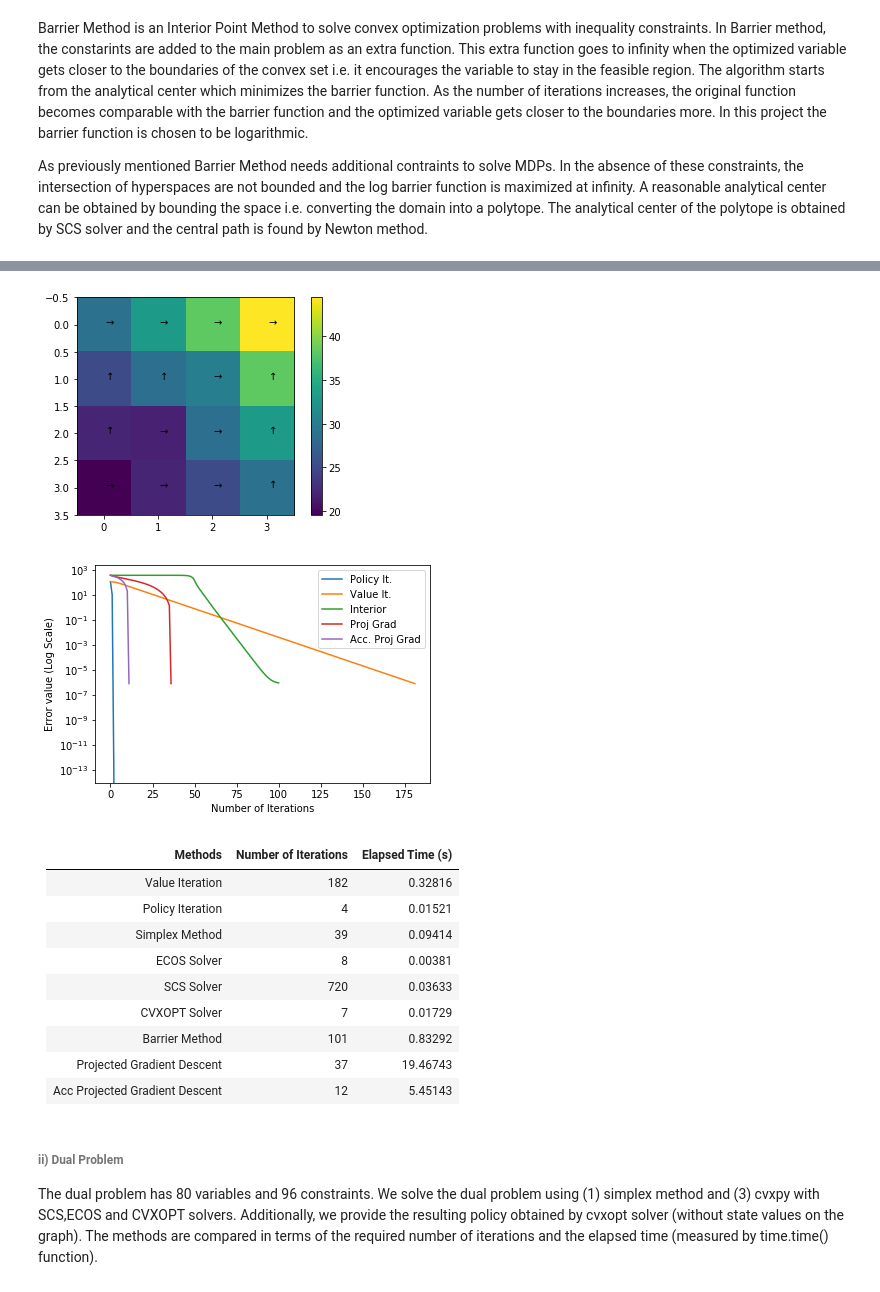
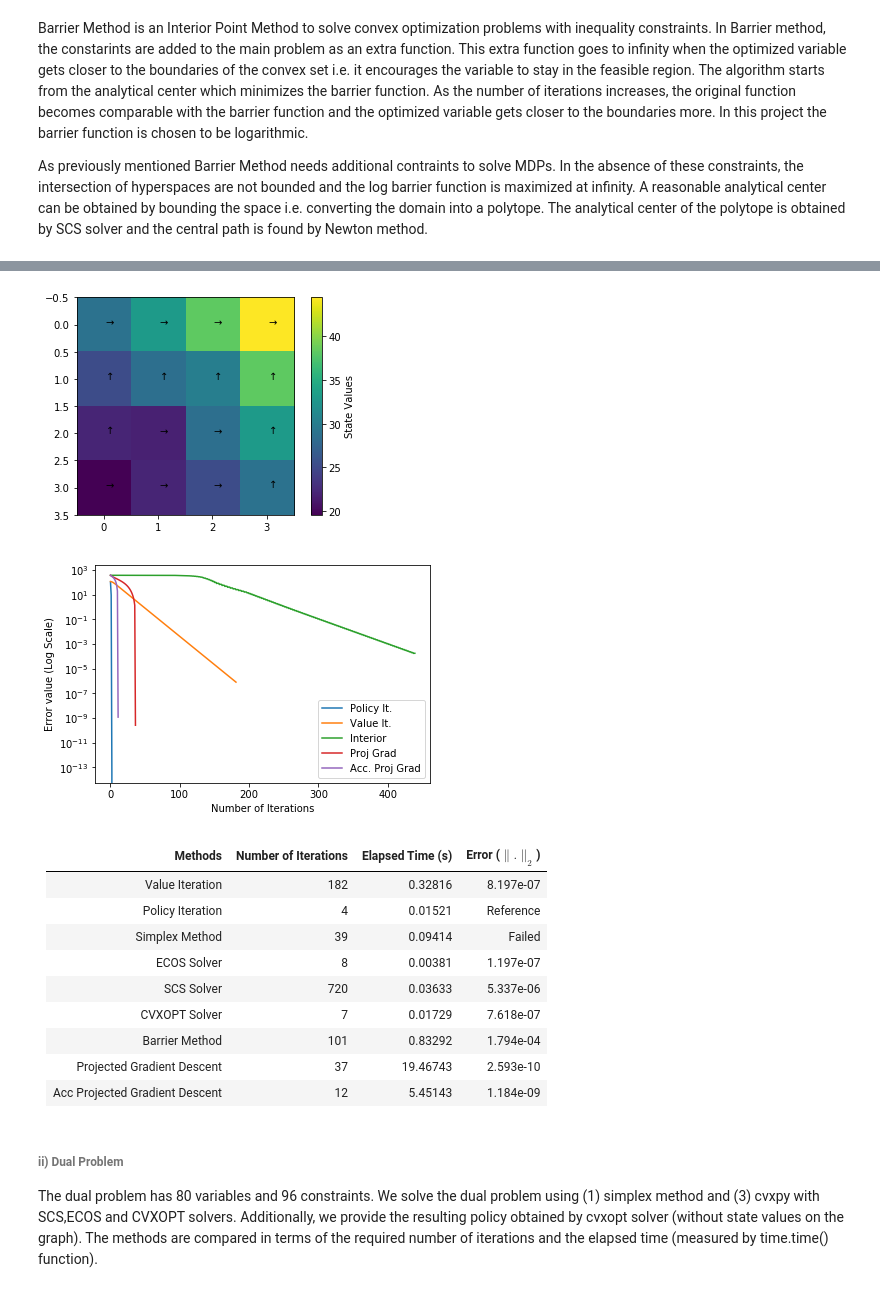
Before and after one commit to akhshah/cvxproj, a Jupyter notebook: GridWorld.ipynb, the cells around one changed output, grey strips where cells are left out. Cells and saved outputs as stored; diff of their text form; code cells hidden in the pictures.

```diff
--- a/GridWorld.ipynb
+++ b/GridWorld.ipynb
@@ -868,14 +895,17 @@ def findOptimalSolution(A,b,stateValsNew,alpha,eps, stateValsOpt,t):
     stateVals = stateValsNew + 1;
     itr = 0;
     while (np.linalg.norm(stateVals-stateValsNew,2) > eps):
-        itr+=1
-        stateVals = stateValsNew
-        #Finds the gradient and hessian
-        g = t*np.ones([stateVals.size, 1]) + findBarrierGradient(A,b,stateVals)
-        H = findBarrierHessian(A,b,stateVals)
-        #Updates the values
-        stateValsNew = stateVals - np.dot(np.linalg.inv(H),g)
-        error.append(np.linalg.norm(stateValsNew - stateValsOpt,2))
+        dec = 1
+        while(dec > 100*eps):
+            itr+=1
+            stateVals = stateValsNew
+            #Finds the gradient and hessian
+            g = t*np.ones([stateVals.size, 1]) + findBarrierGradient(A,b,stateVals)
+            H = findBarrierHessian(A,b,stateVals)
+            #Updates the values
+            stateValsNew = stateVals - np.dot(np.linalg.inv(H),g)
+            error.append(np.linalg.norm(stateValsNew - stateValsOpt,2))
+            dec = 1/2*np.dot(np.transpose(g),np.dot(np.linalg.inv(H),g))
         t = t*(1+alpha)
         if np.isnan(error[-1]):
                 return stateVals , error
@@ -891,7 +921,7 @@ def interiorPoint(A, b, discount, eps, alpha, stateValsOpt,t):
     elapsed_time = time.time() - start_time
     return stateVals, error, elapsed_time
 # %%
-def plotGridWorld(Vals, bestAction, Rows, Columns):
+def plotGridWorld(Vals, bestAction, Rows, Columns,cbarlabel):
     imgData = np.resize(Vals,[Rows, Columns]);
     imgData = np.flipud(imgData);
     plt.imshow(imgData, interpolation='nearest')
@@ -910,13 +940,15 @@ def plotGridWorld(Vals, bestAction, Rows, Columns):
                 plt.text(b,a ,r'$ o $')
             #plt.text(b,a,r'$ \leftarrow $')
 
-    plt.colorbar()
+    cbar = plt.colorbar()
+    cbar.set_label(cbarlabel)
     plt.show()
-def Grid_Map(R, Rows, Columns):
+def Grid_Map(R, Rows, Columns,cbarlabel):
     imgData = np.resize(R,[Rows, Columns]);
     imgData = np.flipud(imgData);
     plt.imshow(imgData, interpolation='nearest')
-    plt.colorbar()
+    cbar = plt.colorbar()
+    cbar.set_label(cbarlabel)
     plt.show()
 def Plots(policy,value,interior,proj,acc):
     plt.figure()
@@ -962,38 +994,38 @@ Grid_Map(b[0:P_0.shape[1]], rows, columns)
 # %%
 polyit_val, bestAction2,error_pol, num_iter_pol, time_pol = policyitr(P_0, b[0:P_0.shape[1]], discount, tol) # Policy Iteration
 valit_val, bestAction,error_val, num_iter_val, time_val = valitr(P_0, b, discount,polyit_val, tol) # Value Iteration
 start_time = time.time()
-res = linprog(c, -A, -b, A_eq=None, b_eq=None, bounds=None, method='simplex',\
-              callback=None, options={'disp': False, 'bland': False, 'tol': tol, 'maxiter': 1000}) # Simplex
+res = linprog(c_c, -A, -b, A_eq=None, b_eq=None, bounds=None, method='simplex',\
+              callback=None, options={'disp': False, 'bland': False, 'tol': tol, 'maxiter': 10000}) # Simplex
 elapsed_time_simplex = time.time() - start_time
 obj_ecos_p, ecos_val_p, time_ecos_p=ECOS_Primal(A,b,c,tol) # ECOS Primal
 obj_scs_p, scs_val_p, time_scs_p=SCS_Primal(A,b,c,tol) # SCS Primal
 obj_cvx_p, cvx_val_p, time_cvx_p=CVXOPT_Primal(A,b,c,tol) # CVXOPT Primal
-plotGridWorld(polyit_val, bestAction2, rows, columns)
+plotGridWorld(polyit_val, bestAction2, rows, columns,'State Values')
 analytical_vals=findAnalyticCenter(A_c,b_c,valit_val+10,T=1000)
 start_time = time.time()
-projgrad_val, projgrad_error, projgrad_iter = descent(graddes, "gradient", analytical_vals, A, b, 10, tol, valit_val) # Projected Gradient
+projgrad_val, projgrad_error, projgrad_iter = descent(graddes, "gradient", analytical_vals, A, b, 10, tol, polyit_val) # Projected Gradient
 elapsed_time_projgrad = time.time() - start_time
 start_time = time.time()
-accgrad_val, accgrad_error, accgrad_iter = descent(accelgrad, "accelerated", analytical_vals, A, b, 10, tol, valit_val) # Accelerated Gradient Descent
+accgrad_val, accgrad_error, accgrad_iter = descent(accelgrad, "accelerated", analytical_vals, A, b, 10, tol, polyit_val) # Accelerated Gradient Descent
 elapsed_time_accgrad = time.time() - start_time
-interior_val, interior_error, elapsed_int=interiorPoint(A_c, b_c, discount, tol, 0.5, valit_val,1e-10) # Interior Point Method
+interior_val, interior_error, elapsed_int=interiorPoint(A_c, b_c, discount, tol, 0.15, polyit_val,1e-7) # Interior Point Method
 Plots(error_pol,error_val,interior_error,projgrad_error,accgrad_error)
 # %% [output]
-[figure, old version]
+[figure, new version]
-[figure, old version]
+[figure, new version]
 # %% [markdown]
-| Methods  | Number of Iterations | Elapsed Time (s) |
-| ------------- | ------------- |------------ |
-| Value Iteration  | 182  |0.32816 |
-| Policy Iteration  | 4  |0.01521 |
-| Simplex Method  | 39  |0.09414 |
-| ECOS Solver  | 8  |0.00381 |
-| SCS Solver  | 720  |0.03633 |
-| CVXOPT Solver  | 7  |0.01729 |
-| Barrier Method  | 101  |0.83292 |
-| Projected Gradient Descent | 37 | 19.46743 |
-| Acc Projected Gradient Descent  | 12 |5.45143 |
+| Methods  | Number of Iterations | Elapsed Time (s) |Error ($\lVert  . \rVert_2$)  |
+| ------------- | ------------- |------------ |-------- |
+| Value Iteration  | 182  |0.32816 |8.197e-07 |
+| Policy Iteration  | 4  |0.01521 |Reference |
+| Simplex Method  | 39  |0.09414 |Failed |
+| ECOS Solver  | 8  |0.00381 |1.197e-07 |
+| SCS Solver  | 720  |0.03633 |5.337e-06 |
+| CVXOPT Solver  | 7  |0.01729 |7.618e-07 |
+| Barrier Method  | 101  |0.83292 |1.794e-04 |
+| Projected Gradient Descent | 37 | 19.46743 |2.593e-10 |
+| Acc Projected Gradient Descent  | 12 |5.45143 |1.184e-09 |
 # %% [markdown]
 ###### ii) Dual Problem
 The dual problem has 80 variables and 96 constraints. We solve the dual problem using (1) simplex method and (3) cvxpy with SCS,ECOS and CVXOPT solvers. Additionally, we provide the resulting policy obtained by cvxopt solver (without state values on the graph). The methods are compared in terms of the required number of iterations and the elapsed time (measured by time.time() function).
```
Also changed, not shown: parts of 27 cells of this notebook.
